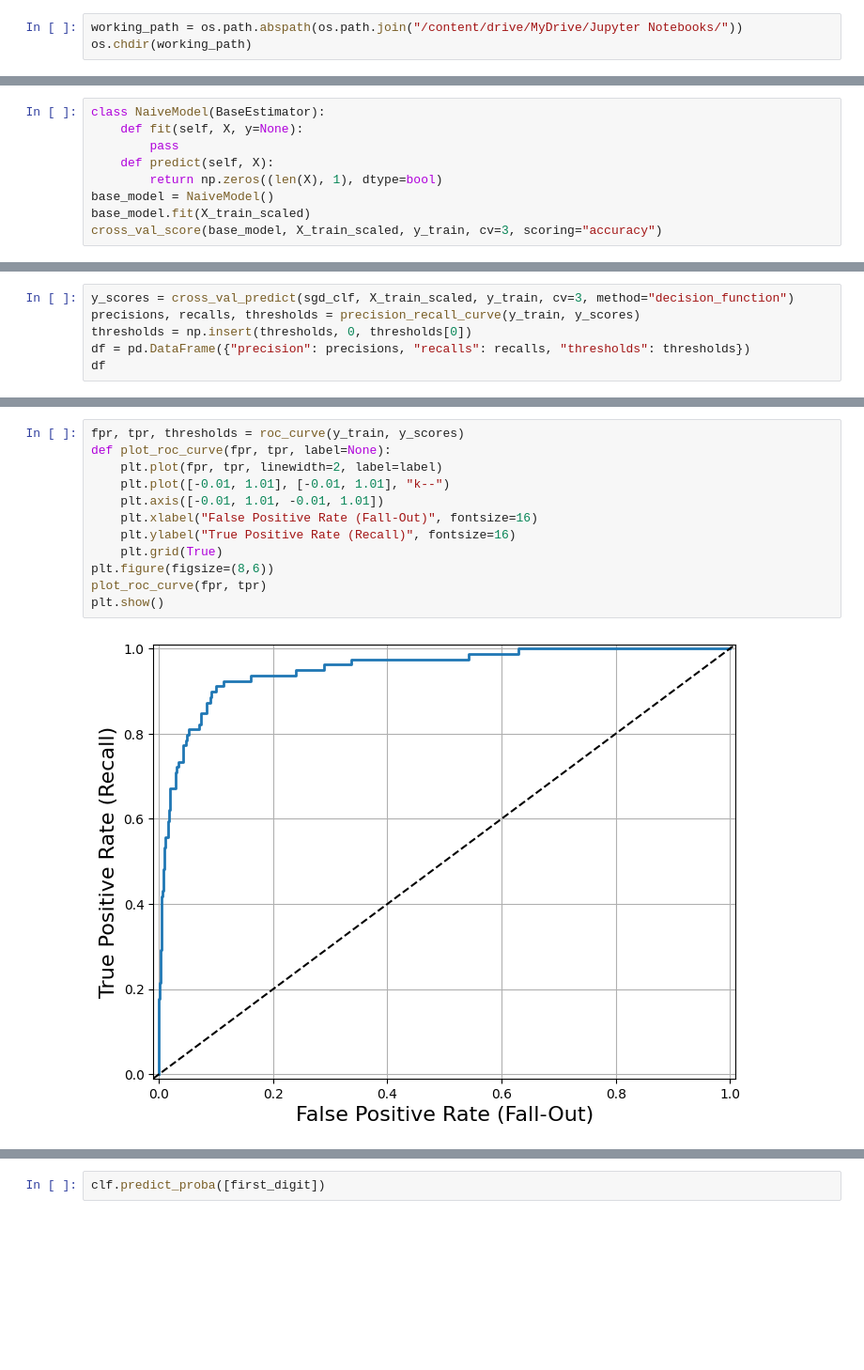
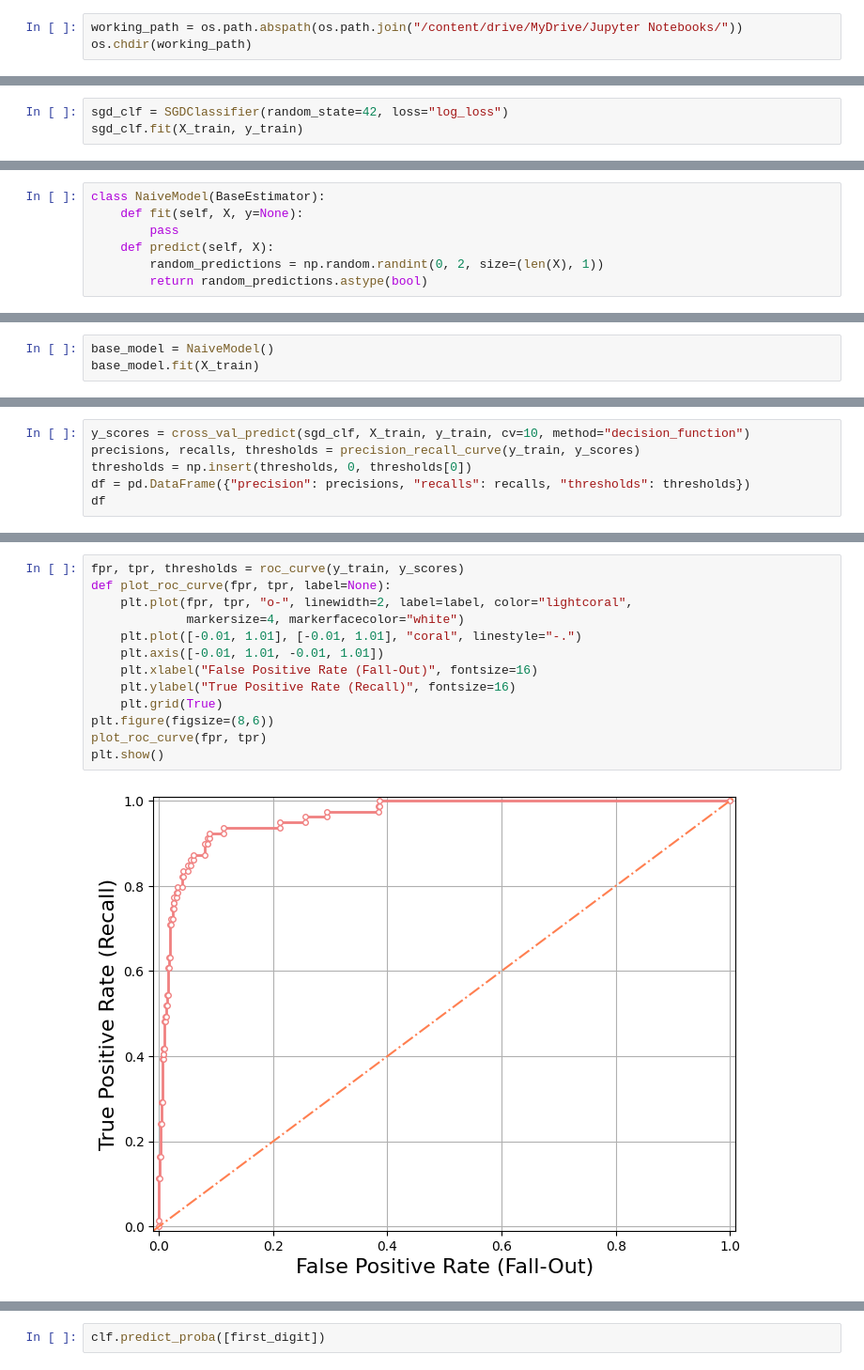
Before and after one commit to ariahosseini/TradML, a Jupyter notebook: ML_MNIST.ipynb, the cells around one changed output, grey strips where cells are left out. Shown at 94% size. Drawn from its saved outputs; the diff is of its cells as text; blank space fills up the shorter version.

```diff
--- a/ML_MNIST.ipynb
+++ b/ML_MNIST.ipynb
@@ -165,0 +174,3 @@ array([0.94756554, 0.93632959, 0.94736842])
+# %%
+sgd_clf = SGDClassifier(random_state=42, loss="log_loss")
+sgd_clf.fit(X_train, y_train)
@@ -168,7 +189,5 @@ class NaiveModel(BaseEstimator):
     def fit(self, X, y=None):
         pass
     def predict(self, X):
-        return np.zeros((len(X), 1), dtype=bool)
-base_model = NaiveModel()
-base_model.fit(X_train_scaled)
-cross_val_score(base_model, X_train_scaled, y_train, cv=3, scoring="accuracy")
+        random_predictions = np.random.randint(0, 2, size=(len(X), 1))
+        return random_predictions.astype(bool)
@@ -176,0 +194,3 @@ array([0.90262172, 0.89138577, 0.90977444])
+# %%
+base_model = NaiveModel()
+base_model.fit(X_train)
@@ -197,5 +236,5 @@ f1: 0.6715328467153284
 # %%
-y_scores = cross_val_predict(sgd_clf, X_train_scaled, y_train, cv=3, method="decision_function")
+y_scores = cross_val_predict(sgd_clf, X_train, y_train, cv=10, method="decision_function")
 precisions, recalls, thresholds = precision_recall_curve(y_train, y_scores)
 thresholds = np.insert(thresholds, 0, thresholds[0])
 df = pd.DataFrame({"precision": precisions, "recalls": recalls, "thresholds": thresholds})
@@ -222,14 +267,15 @@ _ = pos_rate_dispaly.ax_.set_title("Two-class Precision Recall Curve")
 # %%
 fpr, tpr, thresholds = roc_curve(y_train, y_scores)
 def plot_roc_curve(fpr, tpr, label=None):
-    plt.plot(fpr, tpr, linewidth=2, label=label)
-    plt.plot([-0.01, 1.01], [-0.01, 1.01], "k--")
+    plt.plot(fpr, tpr, "o-", linewidth=2, label=label, color="lightcoral",
+             markersize=4, markerfacecolor="white")
+    plt.plot([-0.01, 1.01], [-0.01, 1.01], "coral", linestyle="-.")
     plt.axis([-0.01, 1.01, -0.01, 1.01])
     plt.xlabel("False Positive Rate (Fall-Out)", fontsize=16)
     plt.ylabel("True Positive Rate (Recall)", fontsize=16)
     plt.grid(True)
 plt.figure(figsize=(8,6))
 plot_roc_curve(fpr, tpr)
 plt.show()
 # %% [output]
-[figure, old version]
+[figure, new version]
```
Also changed, not shown: parts of 53 cells of this notebook.
